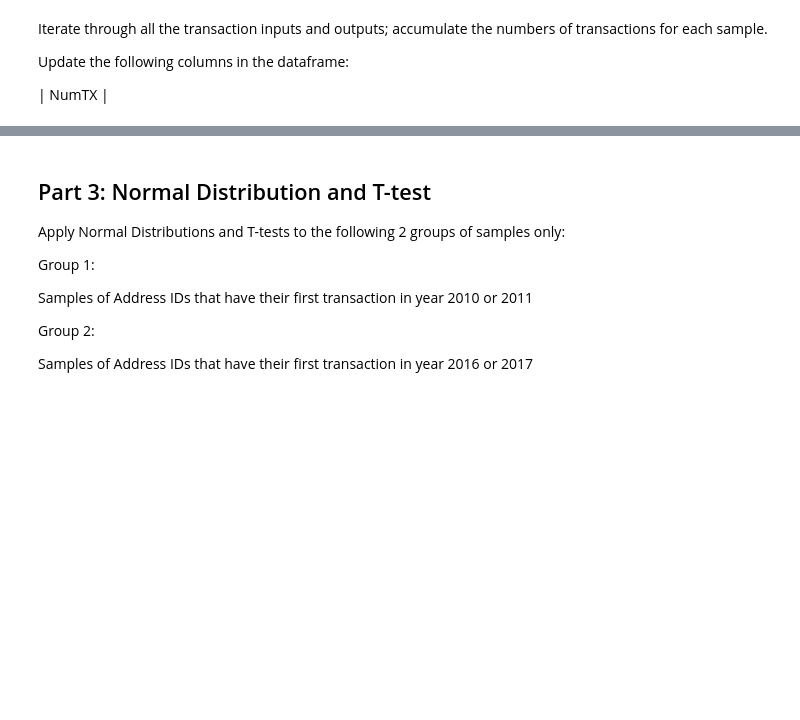
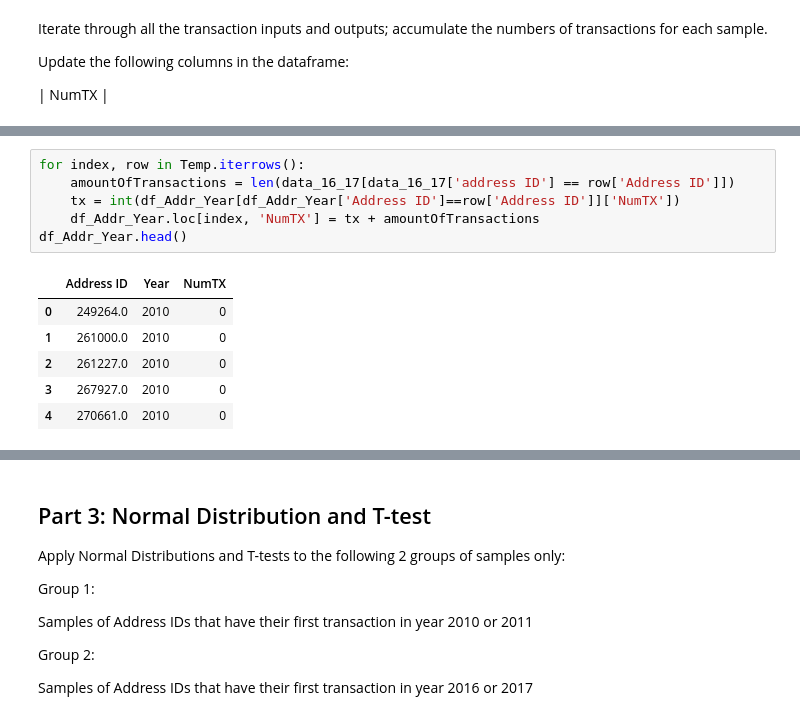
Before and after one commit to YinlongQian/Bitcoin-Project, a Jupyter notebook: FinalProject.ipynb, the cells around one changed output, grey strips where cells are left out. Cells and saved outputs as stored; diff of their text form; blank space fills up the shorter version.

```diff
--- a/FinalProject.ipynb
+++ b/FinalProject.ipynb
@@ -399,0 +397,13 @@ df_Addr_Year
+# %%
+for index, row in Temp.iterrows():
+    amountOfTransactions = len(data_16_17[data_16_17['address ID'] == row['Address ID']])
+    tx = int(df_Addr_Year[df_Addr_Year['Address ID']==row['Address ID']]['NumTX'])
+    df_Addr_Year.loc[index, 'NumTX'] = tx + amountOfTransactions
+df_Addr_Year.head()
+# %% [output]
+|  | Address ID | Year | NumTX |
+| 0 | 249264.0 | 2010 | 0 |
+| 1 | 261000.0 | 2010 | 0 |
+| 2 | 261227.0 | 2010 | 0 |
+| 3 | 267927.0 | 2010 | 0 |
+| 4 | 270661.0 | 2010 | 0 |
```
Also changed, not shown: parts of 38 cells of this notebook, 1 other file.
